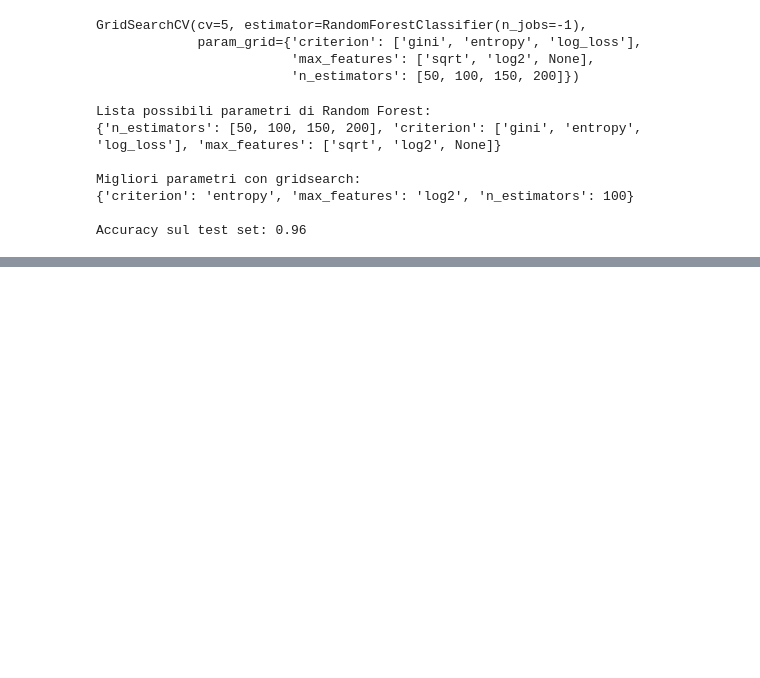
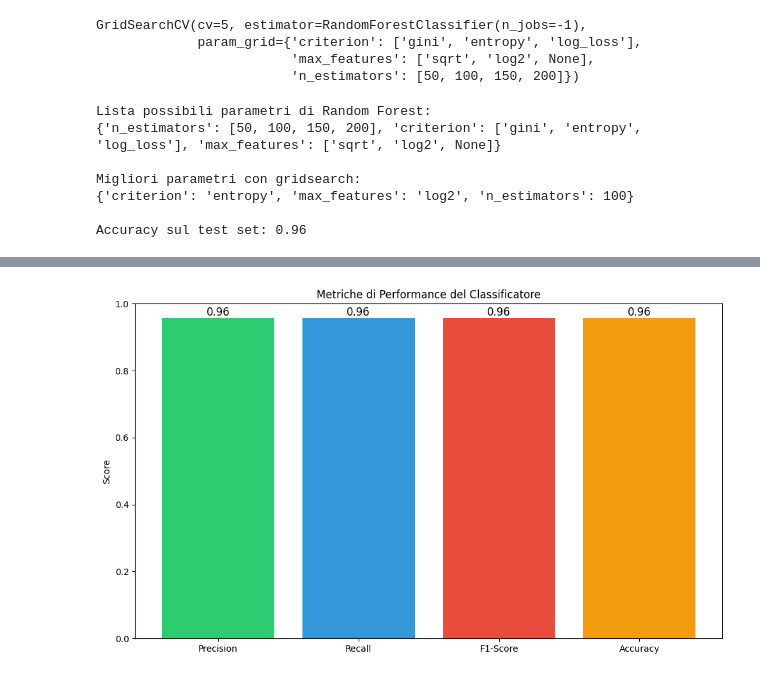
Before and after one commit to StefoXCaffeine/ML-BreastCancerDetection, a Jupyter notebook: breastCancerDetection.ipynb, the cells around one changed output, grey strips where cells are left out. Drawn from its saved outputs; the diff is of its cells as text; code cells hidden in the pictures; blank space fills up the shorter version.

```diff
--- a/breastCancerDetection.ipynb
+++ b/breastCancerDetection.ipynb
@@ -120,0 +141,28 @@ Accuracy sul test set: 0.96
+# %%
+# Classification Report visualizzato
+from sklearn.metrics import precision_score, recall_score, f1_score
+
+y_test_flat = y_test.values.ravel()
+y_pred_flat = y_pred.ravel()
+
+metrics = {
+    'Precision': precision_score(y_test_flat, y_pred_flat, average='weighted'),
+    'Recall': recall_score(y_test_flat, y_pred_flat, average='weighted'),
+    'F1-Score': f1_score(y_test_flat, y_pred_flat, average='weighted'),
+    'Accuracy': (y_test_flat == y_pred_flat).sum() / len(y_test_flat)
+}
+
+plt.figure(figsize=(10, 6))
+bars = plt.bar(metrics.keys(), metrics.values(), color=['#2ecc71', '#3498db', '#e74c3c', '#f39c12'])
+plt.ylim(0, 1.0)
+plt.title('Metriche di Performance del Classificatore')
+plt.ylabel('Score')
+
+for bar, value in zip(bars, metrics.values()):
+    plt.text(bar.get_x() + bar.get_width()/2, bar.get_height(),
+             f'{value:.2f}', ha='center', va='bottom', fontsize=12)
+
+plt.tight_layout()
+plt.show()
+# %% [output]
+[figure, added]
```
Also changed, not shown: parts of 3 cells of this notebook.
